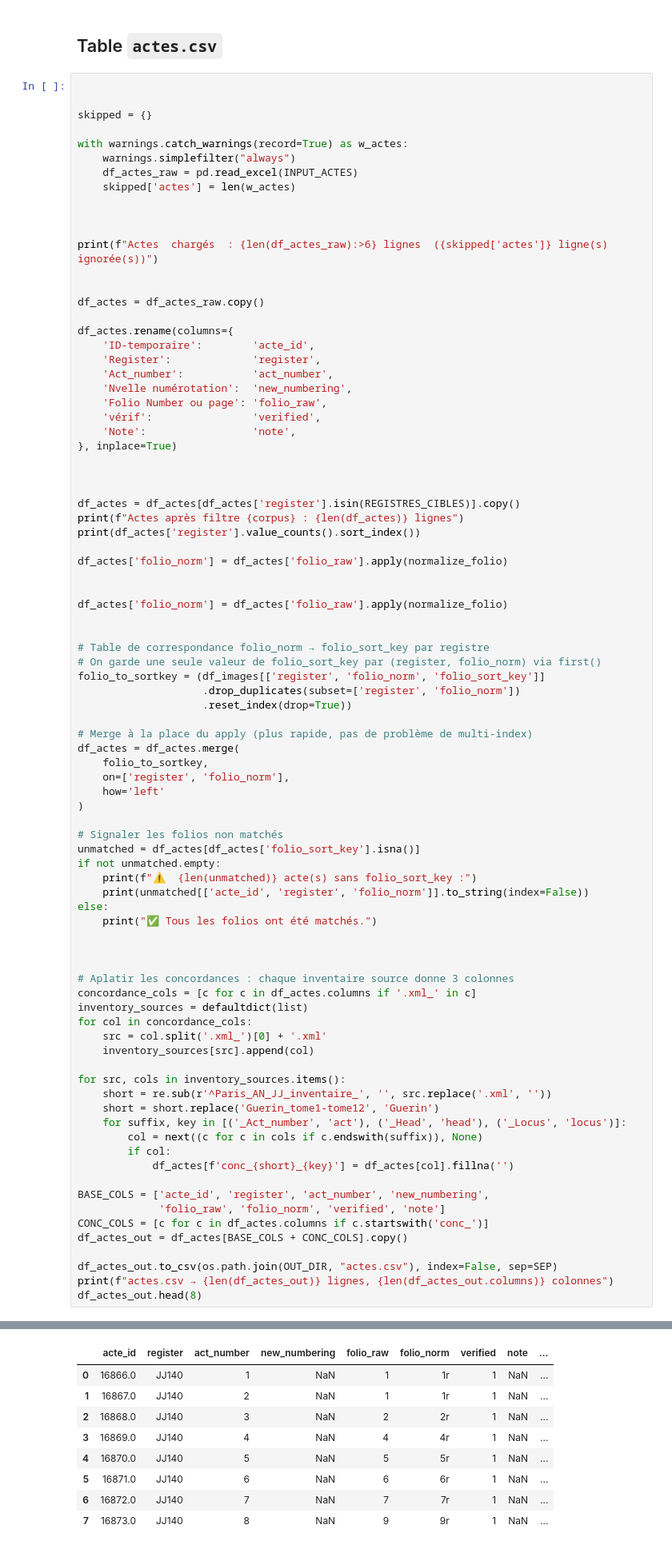
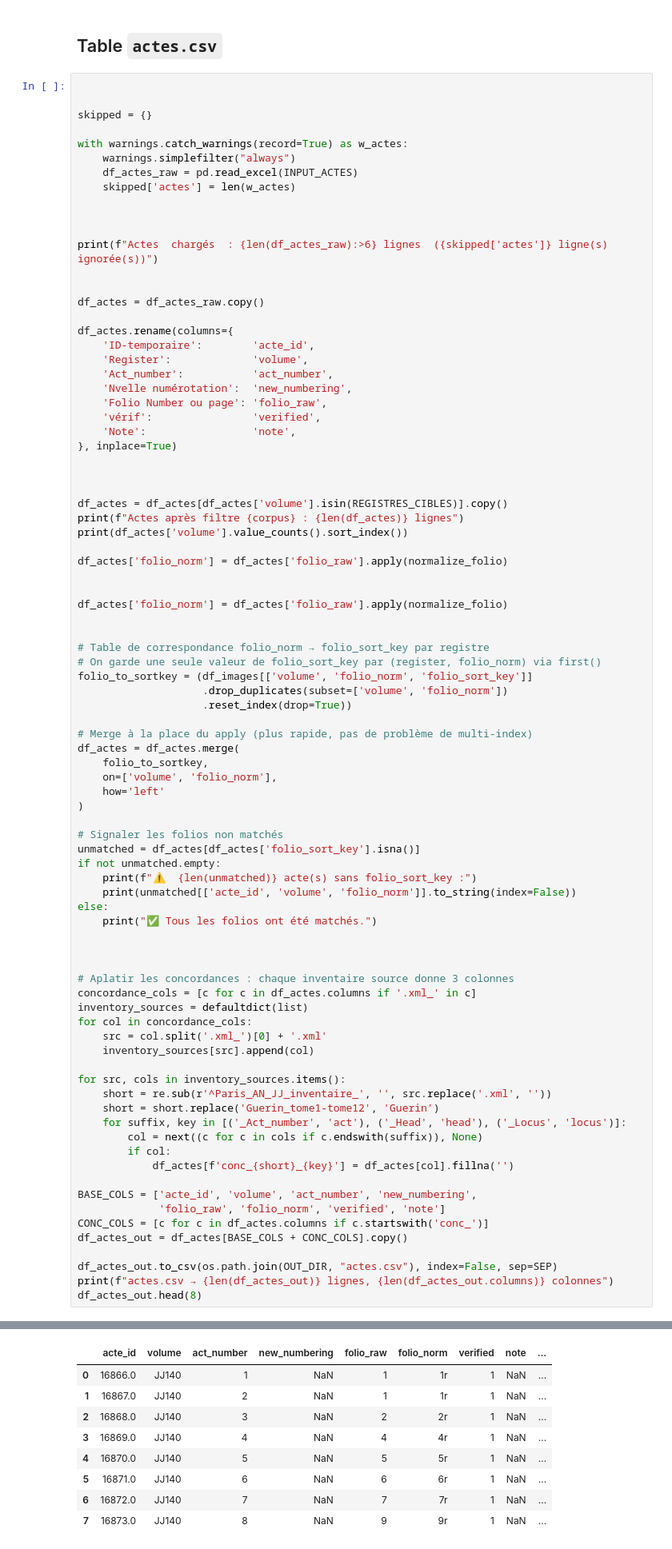
Before and after one commit to oriflamms/himanis, a Jupyter notebook: Acts/src_ipynb/JJ100-139-versImportLabelStudio2.ipynb, the cells around one changed output, grey strips where cells are left out. Shown at 80% size. Cells and saved outputs as stored; diff of their text form.

```diff
--- a/Acts/src_ipynb/JJ100-139-versImportLabelStudio2.ipynb
+++ b/Acts/src_ipynb/JJ100-139-versImportLabelStudio2.ipynb
@@ -285,7 +285,7 @@ df_actes = df_actes_raw.copy()
 
 df_actes.rename(columns={
     'ID-temporaire':        'acte_id',
-    'Register':             'register',
+    'Register':             'volume',
     'Act_number':           'act_number',
     'Nvelle numérotation':  'new_numbering',
     'Folio Number ou page': 'folio_raw',
@@ -295,9 +295,9 @@ df_actes.rename(columns={
 
 
 
-df_actes = df_actes[df_actes['register'].isin(REGISTRES_CIBLES)].copy()
+df_actes = df_actes[df_actes['volume'].isin(REGISTRES_CIBLES)].copy()
 print(f"Actes après filtre {corpus} : {len(df_actes)} lignes")
-print(df_actes['register'].value_counts().sort_index())
+print(df_actes['volume'].value_counts().sort_index())
 
 df_actes['folio_norm'] = df_actes['folio_raw'].apply(normalize_folio)
 
@@ -307,14 +307,14 @@ df_actes['folio_norm'] = df_actes['folio_raw'].apply(normalize_folio)
 
 # Table de correspondance folio_norm → folio_sort_key par registre
 # On garde une seule valeur de folio_sort_key par (register, folio_norm) via first()
-folio_to_sortkey = (df_images[['register', 'folio_norm', 'folio_sort_key']]
-                    .drop_duplicates(subset=['register', 'folio_norm'])
+folio_to_sortkey = (df_images[['volume', 'folio_norm', 'folio_sort_key']]
+                    .drop_duplicates(subset=['volume', 'folio_norm'])
                     .reset_index(drop=True))
 
 # Merge à la place du apply (plus rapide, pas de problème de multi-index)
 df_actes = df_actes.merge(
     folio_to_sortkey,
-    on=['register', 'folio_norm'],
+    on=['volume', 'folio_norm'],
     how='left'
 )
 
@@ -322,7 +322,7 @@ df_actes = df_actes.merge(
 unmatched = df_actes[df_actes['folio_sort_key'].isna()]
 if not unmatched.empty:
     print(f"⚠️  {len(unmatched)} acte(s) sans folio_sort_key :")
-    print(unmatched[['acte_id', 'register', 'folio_norm']].to_string(index=False))
+    print(unmatched[['acte_id', 'volume', 'folio_norm']].to_string(index=False))
 else:
     print("✅ Tous les folios ont été matchés.")
 
@@ -343,7 +343,7 @@ for src, cols in inventory_sources.items():
         if col:
             df_actes[f'conc_{short}_{key}'] = df_actes[col].fillna('')
 
-BASE_COLS = ['acte_id', 'register', 'act_number', 'new_numbering',
+BASE_COLS = ['acte_id', 'volume', 'act_number', 'new_numbering',
              'folio_raw', 'folio_norm', 'verified', 'note']
 CONC_COLS = [c for c in df_actes.columns if c.startswith('conc_')]
 df_actes_out = df_actes[BASE_COLS + CONC_COLS].copy()
@@ -371,5 +371,5 @@ JJ148    340
 actes.csv → 8607 lignes, 38 colonnes
-|  | acte_id | register | act_number | new_numbering | folio_raw | folio_norm | verified | note | ... |
+|  | acte_id | volume | act_number | new_numbering | folio_raw | folio_norm | verified | note | ... |
 | 0 | 16866.0 | JJ140 | 1 | NaN | 1 | 1r | 1 | NaN | ... |
 | 1 | 16867.0 | JJ140 | 2 | NaN | 1 | 1r | 1 | NaN | ... |
 | 2 | 16868.0 | JJ140 | 3 | NaN | 2 | 2r | 1 | NaN | ... |
```
Also changed, not shown: parts of 5 cells of this notebook, 6 other files.
